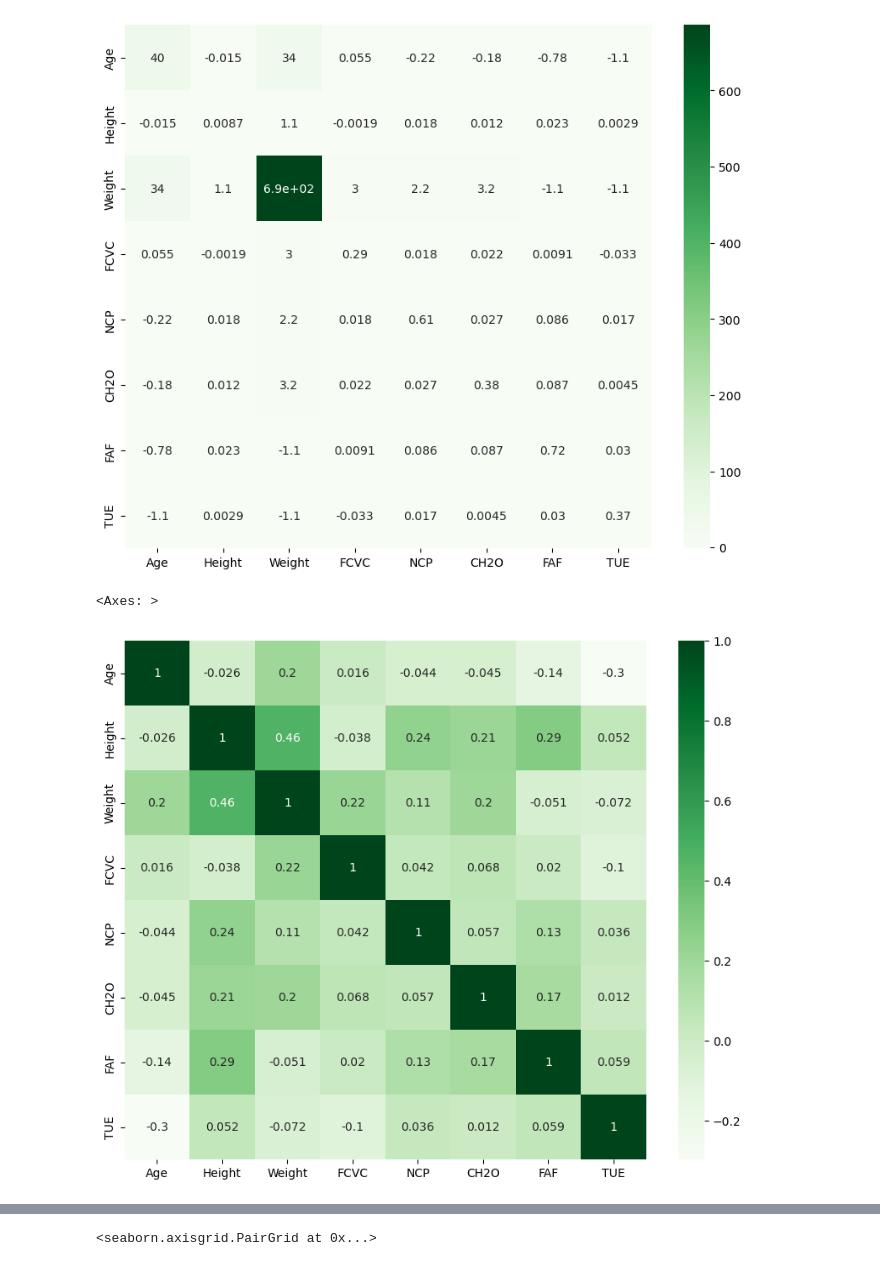
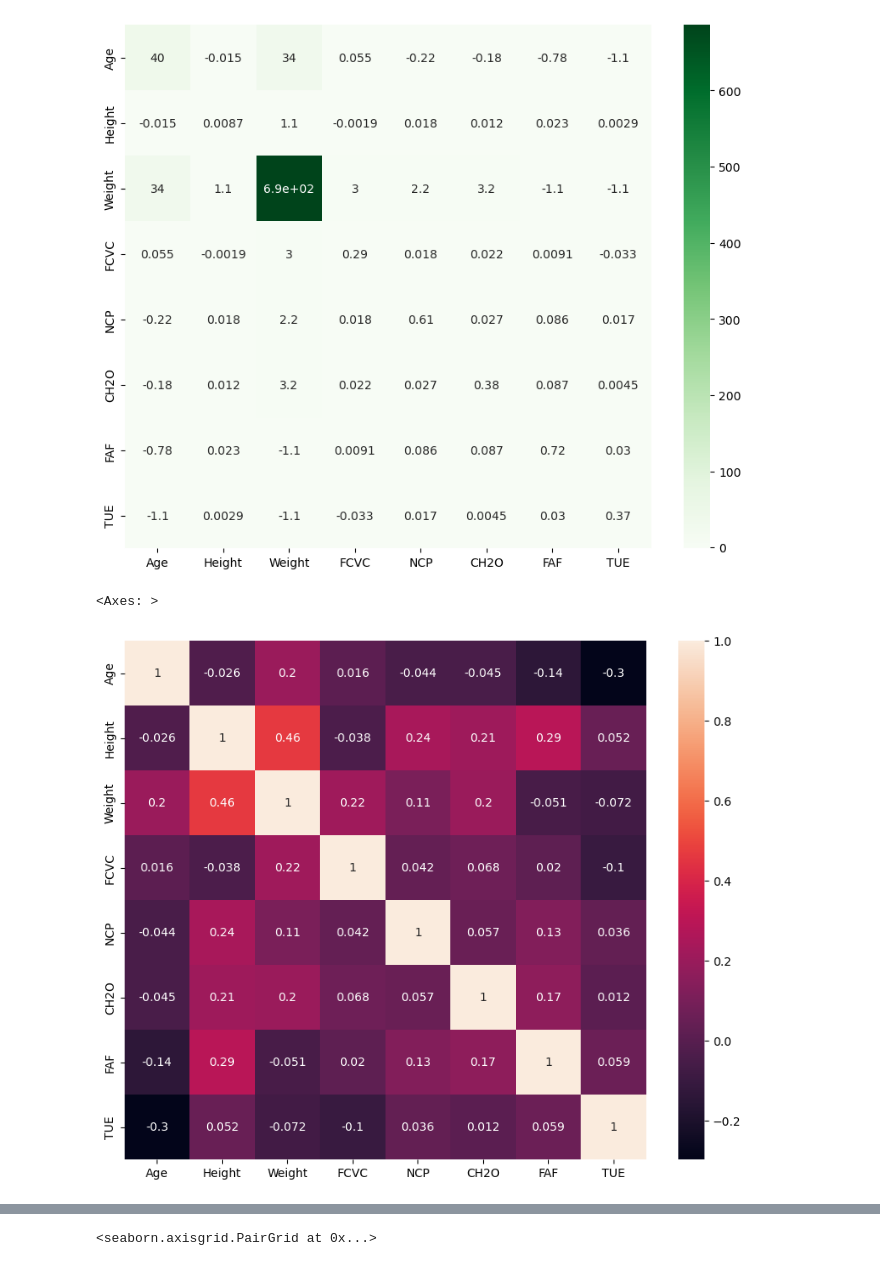
Before and after one commit to UpendraSinghRathore85/ML-Projects-Python, a Jupyter notebook: Supervised Algorithms/DAY 134 ML k Nearest Neighbors-1 Assignment.ipynb, the cells around one changed output, grey strips where cells are left out. Saved outputs shown, nothing was run; the diff lists cells and outputs as text; code cells hidden in the pictures.

```diff
--- a/Supervised Algorithms/DAY 134 ML k Nearest Neighbors-1 Assignment.ipynb
+++ b/Supervised Algorithms/DAY 134 ML k Nearest Neighbors-1 Assignment.ipynb
@@ -130,7 +190,7 @@ sns.heatmap(df[numerical_features].cov(), cmap="Greens", annot=True)
 [figure]
 # %%
 plt.figure(figsize=(10,8))
-sns.heatmap(df[numerical_features].corr(), cmap="Greens", annot=True)
+sns.heatmap(df[numerical_features].corr(), annot=True)
 # %% [output]
 <Axes: >
-[figure, old version]
+[figure, new version]
```
Also changed, not shown: parts of 8 cells of this notebook.
